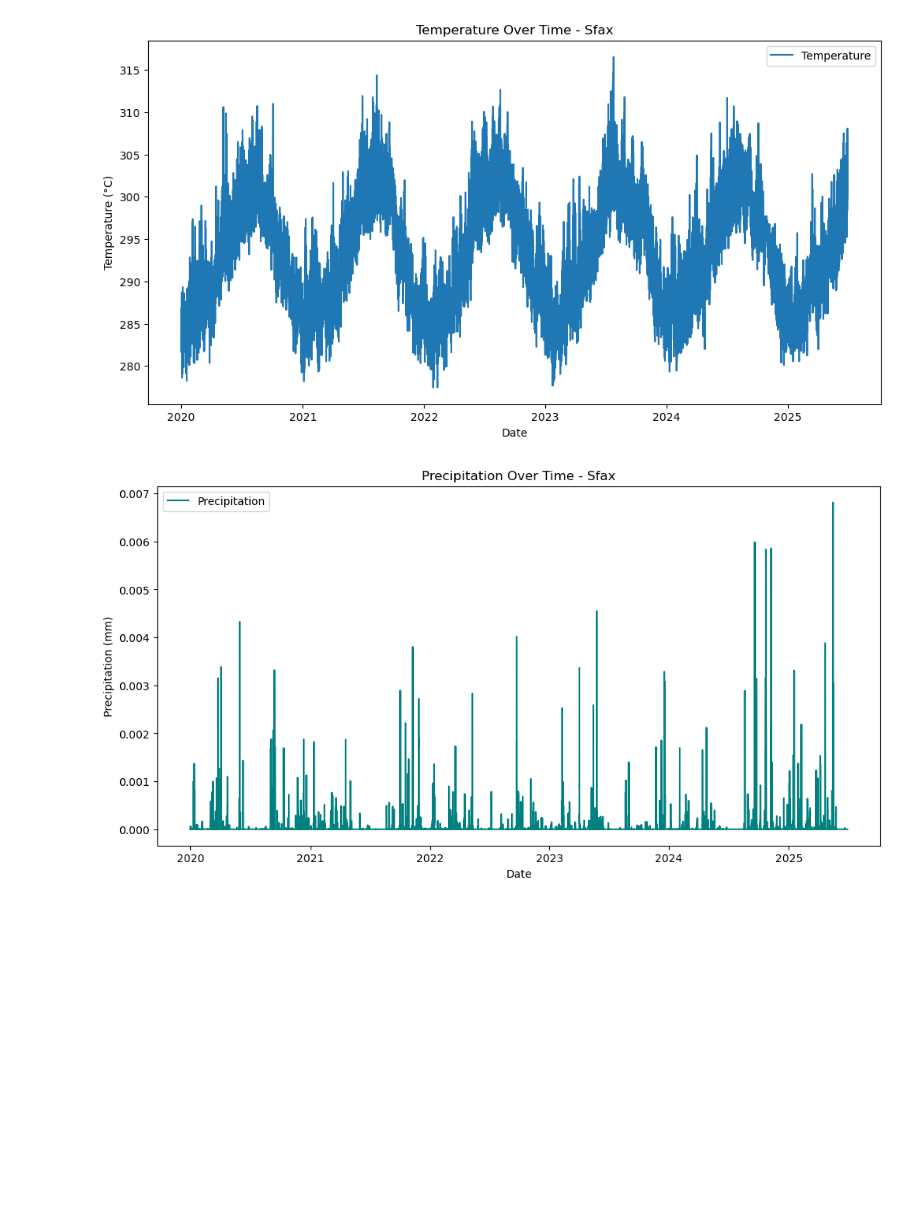
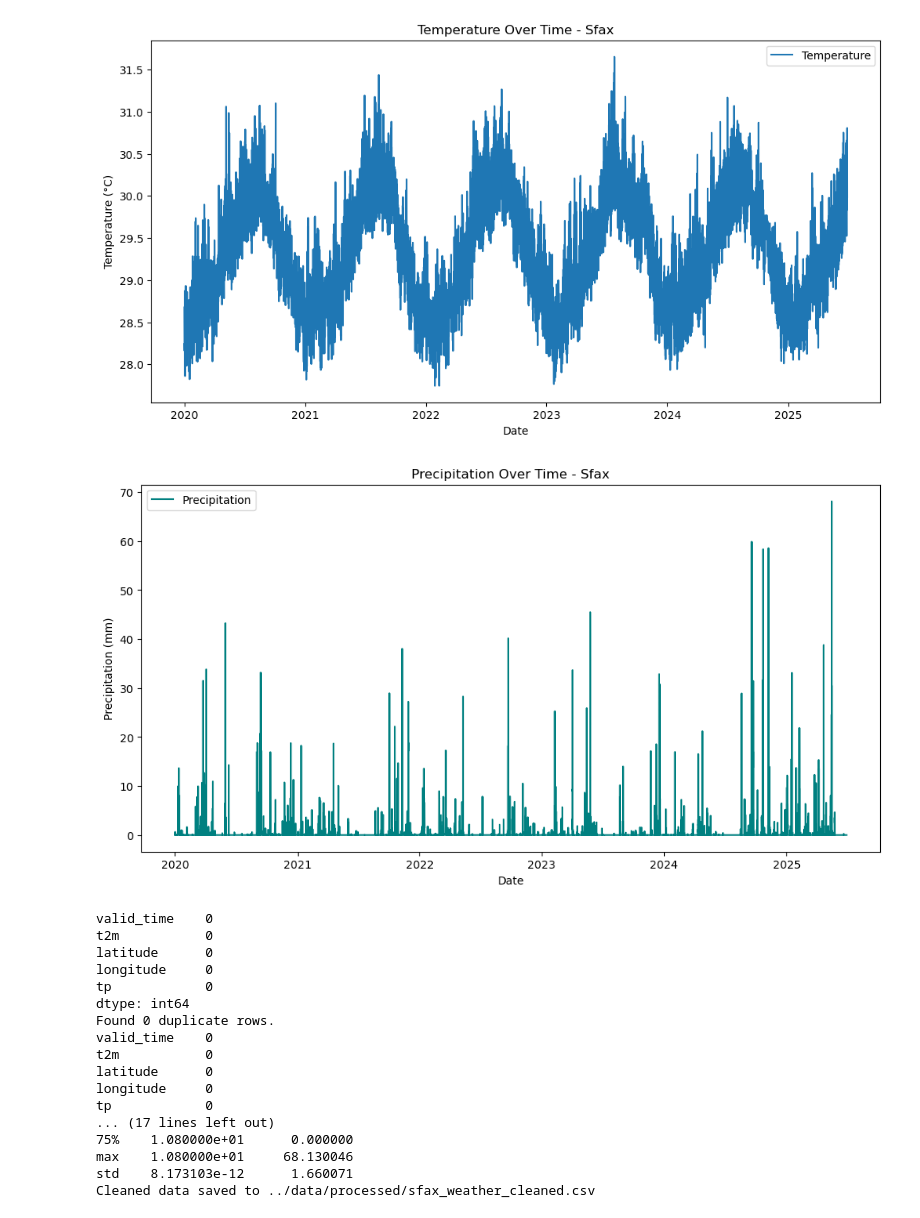
Before and after one commit to ahmedlayouni2001/MLops-Project-1, a Jupyter notebook: notebooks/01_data_collection.ipynb, the cells around one changed output. Drawn from its saved outputs; the diff is of its cells as text; code cells hidden in the pictures; blank space fills up the shorter version.

Commit message:
cleaning data

```diff
--- a/notebooks/01_data_collection.ipynb
+++ b/notebooks/01_data_collection.ipynb
@@ -15,35 +15,80 @@ df.info()
 df.describe()
 
 if 'valid_time' in df.columns:
+    df['t2m'] = df['t2m'] / 10
+    df['tp'] = df['tp'] * 10000
     plt.figure(figsize=(12,6))
     plt.plot(df['valid_time'], df['t2m'], label='Temperature')
     plt.xlabel('Date')
     plt.ylabel('Temperature (°C)')
     plt.title('Temperature Over Time - Sfax')
     plt.legend()
     plt.show()
 
     plt.figure(figsize=(12,6))
     plt.plot(df['valid_time'], df['tp'], label='Precipitation', color='teal')
     plt.xlabel('Date')
     plt.ylabel('Precipitation (mm)')
     plt.title('Precipitation Over Time - Sfax')
     plt.legend()
     plt.show()
+df['valid_time'] = pd.to_datetime(df['valid_time'], errors='coerce')
+
+print(df.isnull().sum())
+
+df = df.dropna(subset=['valid_time'])
+
+duplicates = df.duplicated().sum()
+print(f"Found {duplicates} duplicate rows.")
+df = df.drop_duplicates()
+
+print(df.isnull().sum())
+
+df = df.dropna()
+
+print(df.describe())
+
+df = df[(df['t2m'] > -10) & (df['t2m'] < 55)]
+
+df = df.sort_values('valid_time').reset_index(drop=True)
+
+cleaned_path = "../data/processed/sfax_weather_cleaned.csv"
+df.to_csv(cleaned_path, index=False)
+print(f"Cleaned data saved to {cleaned_path}")
+
+display(df.head())
+print(df.shape)
 # %% [output]
  Successfully loaded data with shape: (48144, 5)
  Columns: ['valid_time', 't2m', 'latitude', 'longitude', 'tp']
 <class 'pandas.core.frame.DataFrame'>
 RangeIndex: 48144 entries, 0 to 48143
 Data columns (total 5 columns):
  #   Column      Non-Null Count  Dtype
 ---  ------      --------------  -----
  0   valid_time  48144 non-null  datetime64[ns]
  1   t2m         48144 non-null  float64
  2   latitude    48144 non-null  float64
  3   longitude   48144 non-null  float64
  4   tp          48144 non-null  float64
 dtypes: datetime64[ns](1), float64(4)
 memory usage: 1.8 MB
-[figure, old version]
+[figure, new version]
-[figure, old version]
+[figure, new version]
+valid_time    0
+t2m           0
+latitude      0
+longitude     0
+tp            0
+dtype: int64
+Found 0 duplicate rows.
+valid_time    0
+t2m           0
+latitude      0
+longitude     0
+tp            0
+... (17 lines left out)
+75%    1.080000e+01      0.000000
+max    1.080000e+01     68.130046
+std    8.173103e-12      1.660071
+Cleaned data saved to ../data/processed/sfax_weather_cleaned.csv
```
Also changed, not shown: parts of 1 cell of this notebook.
